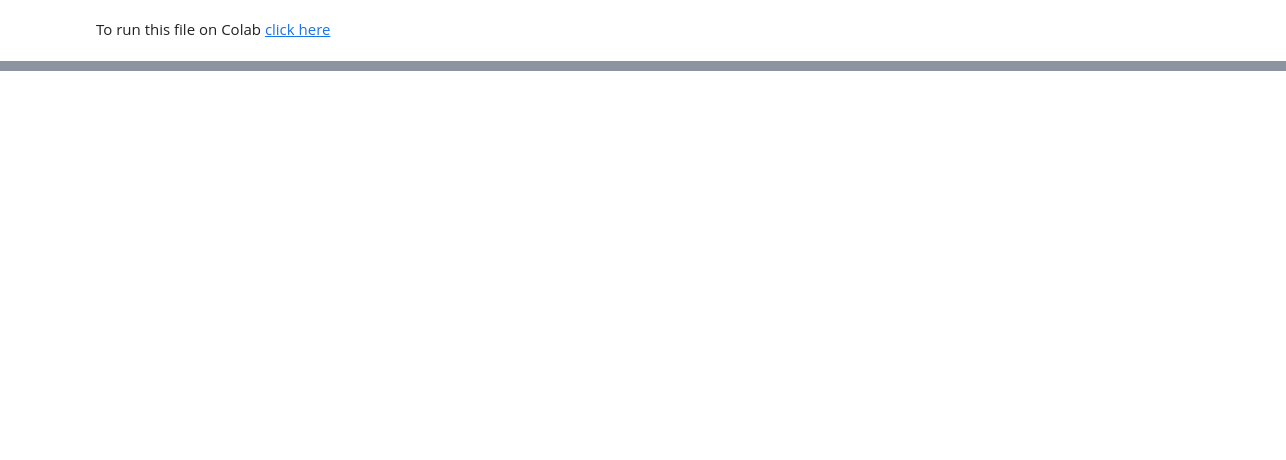
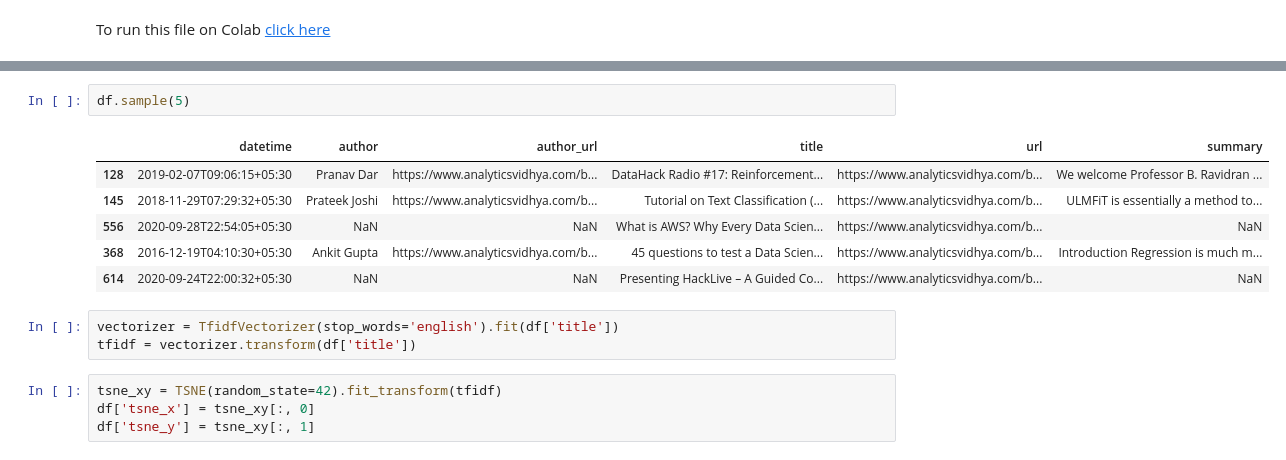
Before and after one commit to sanjaydasgupta/data-mining-of-website-articles, a Jupyter notebook: ml-blogs-eda.ipynb, the cells around one changed output, grey strips where cells are left out. Drawn from its saved outputs; the diff is of its cells as text; blank space fills up the shorter version.

```diff
--- a/ml-blogs-eda.ipynb
+++ b/ml-blogs-eda.ipynb
@@ -18,0 +14,16 @@ df.head()
+# %%
+df.sample(5)
+# %% [output]
+|  | datetime | author | author_url | title | url | summary |
+| 128 | 2019-02-07T09:06:15+05:30 | Pranav Dar | https://www.analyticsvidhya.com/b... | DataHack Radio #17: Reinforcement... | https://www.analyticsvidhya.com/b... | We welcome Professor B. Ravidran ... |
+| 145 | 2018-11-29T07:29:32+05:30 | Prateek Joshi | https://www.analyticsvidhya.com/b... | Tutorial on Text Classification (... | https://www.analyticsvidhya.com/b... | ULMFiT is essentially a method to... |
+| 556 | 2020-09-28T22:54:05+05:30 | NaN | NaN | What is AWS? Why Every Data Scien... | https://www.analyticsvidhya.com/b... | NaN |
+| 368 | 2016-12-19T04:10:30+05:30 | Ankit Gupta | https://www.analyticsvidhya.com/b... | 45 questions to test a Data Scien... | https://www.analyticsvidhya.com/b... | Introduction Regression is much m... |
+| 614 | 2020-09-24T22:00:32+05:30 | NaN | NaN | Presenting HackLive – A Guided Co... | https://www.analyticsvidhya.com/b... | NaN |
+# %%
+vectorizer = TfidfVectorizer(stop_words='english').fit(df['title'])
+tfidf = vectorizer.transform(df['title'])
+# %%
+tsne_xy = TSNE(random_state=42).fit_transform(tfidf)
+df['tsne_x'] = tsne_xy[:, 0]
+df['tsne_y'] = tsne_xy[:, 1]
```
Also changed, not shown: parts of 5 cells of this notebook.
